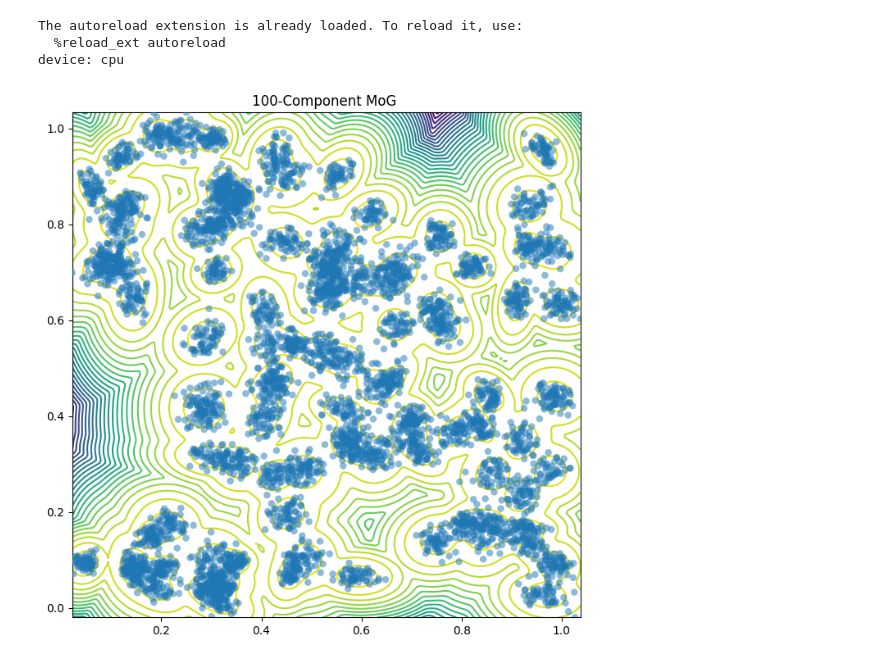
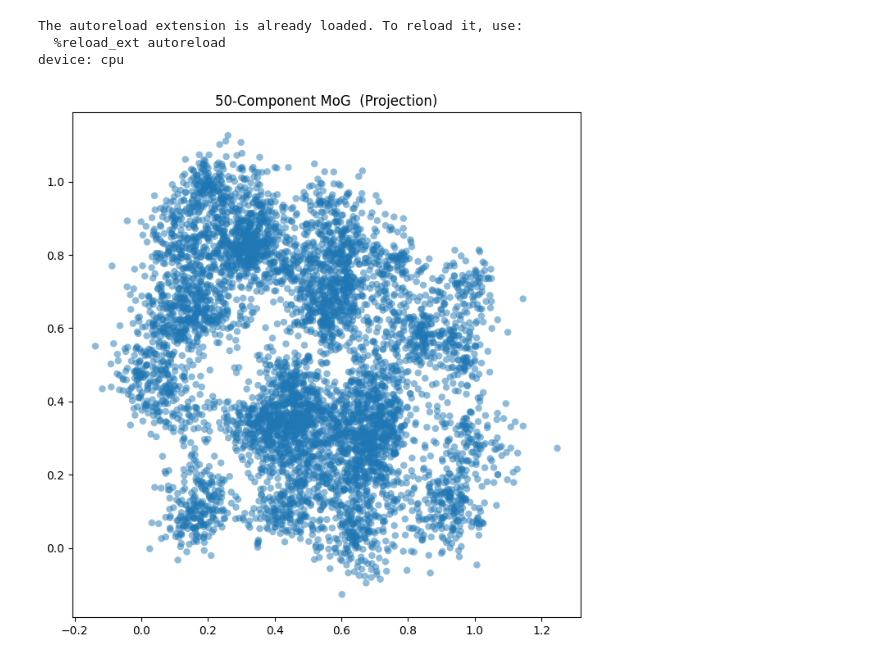
Before and after one commit to xapq/approximate-metropolis-hastings, a Jupyter notebook: NormalizingFlowsComparison.ipynb, the cells around one changed output. Drawn from its saved outputs; the diff is of its cells as text; code cells hidden in the pictures.

```diff
--- a/NormalizingFlowsComparison.ipynb
+++ b/NormalizingFlowsComparison.ipynb
@@ -49,9 +49,9 @@ target = Funnel(dim=32, device=device, a=2)
 # Target 3
 mean_lim = np.array([0, 1])
 seed = 43
-n_components = 100
-D = 2
-variance_lim = (0.0001, 0.0005)
+n_components = 50
+D = 5
+variance_lim = (0.0005, 0.005)
 target = create_random_gaussian_mixture(dim=D, n_components=n_components, mean_lim=mean_lim, variance_lim=variance_lim, device=device, seed=seed)
 target_name = f'mog{n_components}_{D}d_vlim{variance_lim}_seed{seed}'
 target_friendly_name = f'{n_components}-Component MoG'
@@ -64,34 +64,34 @@ def plot_target(N=4000, xlim=None, ylim=None, levels=30):
     # Implementation of torch.distributions.mixture_same_family.sample() causes MemoryOverflow without batched sampling
     target_sample = sample_by_batches(target, N, batch_size=1024)
 
     fig, ax = plt.subplots(figsize=(8, 8))
 
     # contour plot
     if D == 2:
         if xlim is None:
             xlim = (target_sample[:, 0].min().item(), target_sample[:, 0].max().item())
         if ylim is None:
             ylim = (target_sample[:, 1].min().item(), target_sample[:, 1].max().item())
         x = torch.linspace(*xlim, d)
         y = torch.linspace(*ylim, d)
         X, Y = torch.meshgrid(x, y, indexing='ij')
         points = torch.vstack((X.ravel(), Y.ravel()))
         Z = target.log_prob(points.T.to(device)).reshape(d, d)
         ax.contour(to_numpy(X), to_numpy(Y), to_numpy(Z), levels=levels)
         ax.set_xlim(*xlim)
         ax.set_ylim(*ylim)
 
     if D > 2:
         proj_dims = (0, 1)
         target_sample = target_sample[:, proj_dims]
     ax.scatter(*pl(target_sample), zorder=4, alpha=0.5, s=150, edgecolors='none', marker='.')
     ax.set_title(f'{target_friendly_name} {" (Projection)" if D > 2 else ""}')
 
 
 plot_target(N=6_000)
 torch.cuda.empty_cache()
 # %% [output]
-[figure, old version]
+[figure, new version]
 # %%
 x_train = target.sample((16_384,))
 # %%
```
Also changed, not shown: parts of 7 cells of this notebook, 1 other file.
